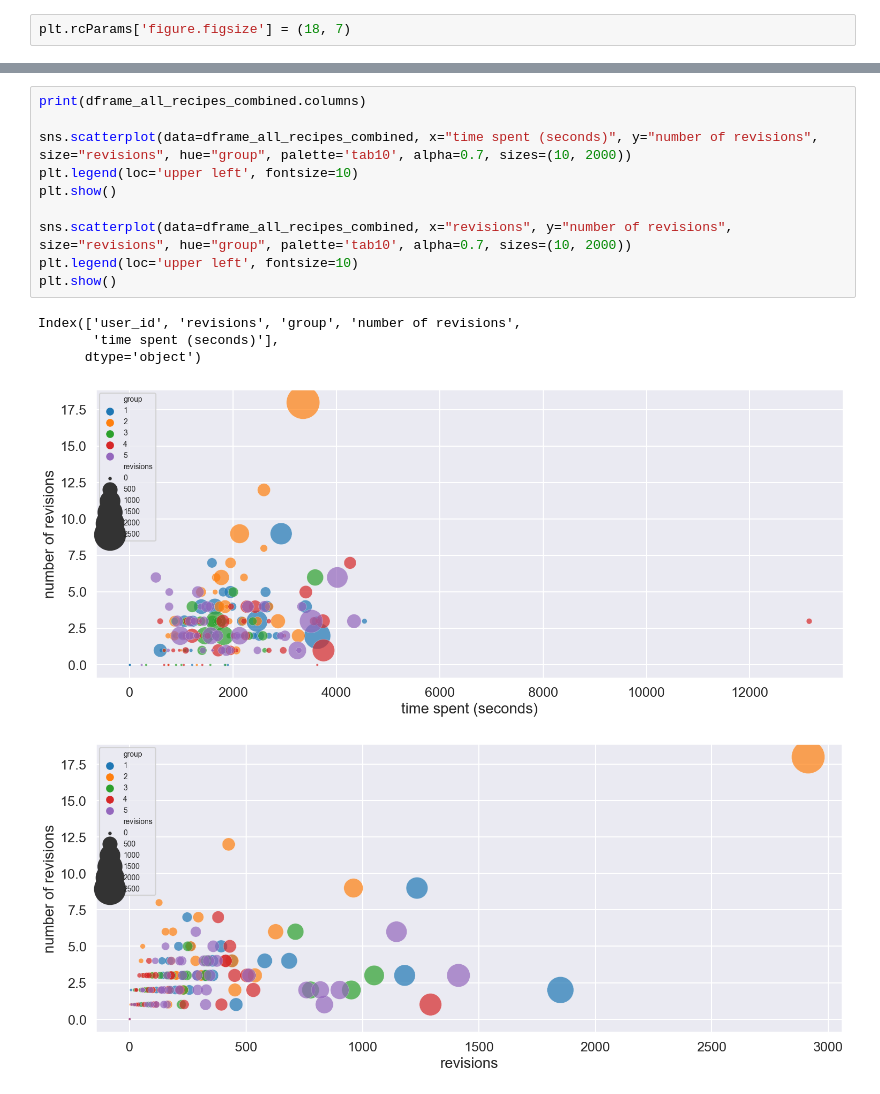
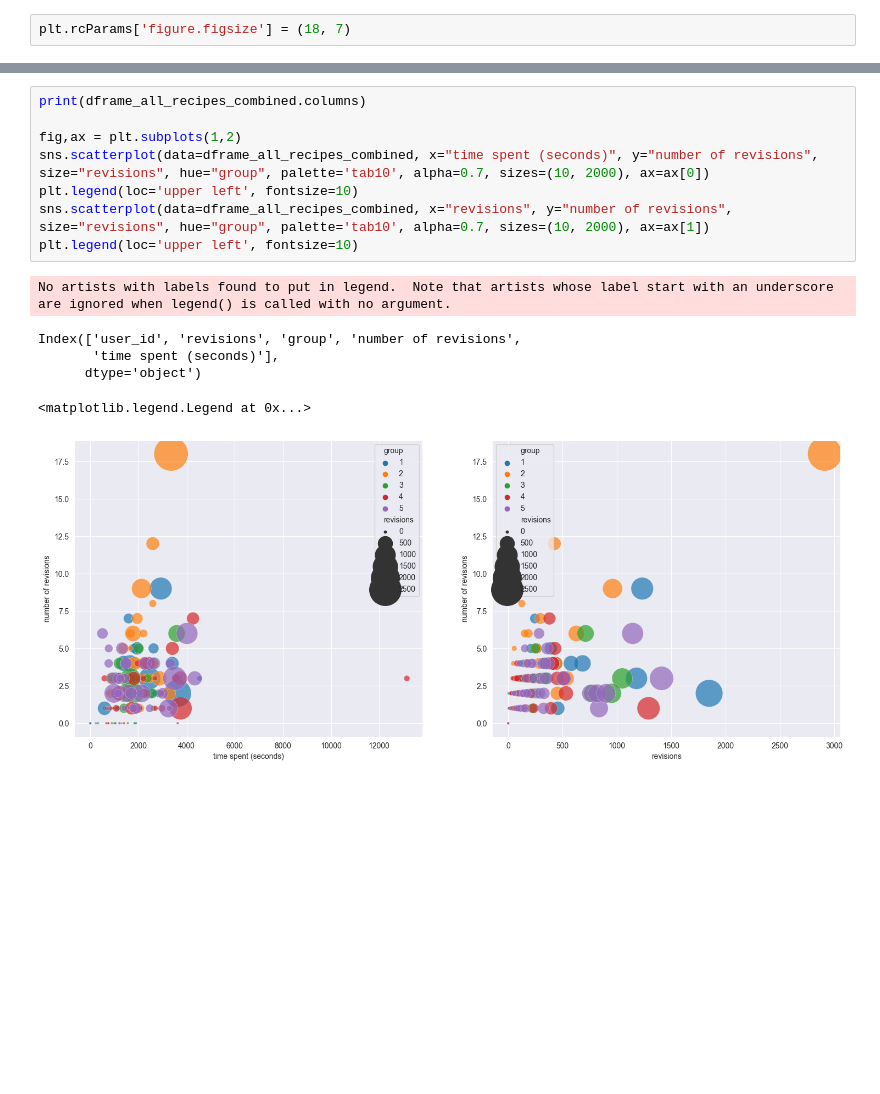
Before and after one commit to lucamouchel/Understanding-Revision-Behavior, a Jupyter notebook: InsertsDelComparisons.ipynb, the cells around one changed output, grey strips where cells are left out. Drawn from its saved outputs; the diff is of its cells as text; blank space fills up the shorter version.

```diff
--- a/InsertsDelComparisons.ipynb
+++ b/InsertsDelComparisons.ipynb
@@ -565,16 +568,15 @@ plt.show()
 # %%
 print(dframe_all_recipes_combined.columns)
 
-sns.scatterplot(data=dframe_all_recipes_combined, x="time spent (seconds)", y="number of revisions", size="revisions", hue="group", palette='tab10', alpha=0.7, sizes=(10, 2000))
+fig,ax = plt.subplots(1,2)
+sns.scatterplot(data=dframe_all_recipes_combined, x="time spent (seconds)", y="number of revisions", size="revisions", hue="group", palette='tab10', alpha=0.7, sizes=(10, 2000), ax=ax[0])
 plt.legend(loc='upper left', fontsize=10)
-plt.show()
-
-sns.scatterplot(data=dframe_all_recipes_combined, x="revisions", y="number of revisions", size="revisions", hue="group", palette='tab10', alpha=0.7, sizes=(10, 2000))
+sns.scatterplot(data=dframe_all_recipes_combined, x="revisions", y="number of revisions", size="revisions", hue="group", palette='tab10', alpha=0.7, sizes=(10, 2000), ax=ax[1])
 plt.legend(loc='upper left', fontsize=10)
-plt.show()
 # %% [output]
-Index(['user_id', 'revisions', 'group', 'number of revisions',
-       'time spent (seconds)'],
-      dtype='object')
+No artists with labels found to put in legend.  Note that artists whose label start with an underscore are ignored when legend() is called with no argument.
+Index(['user_id', 'revisions', 'group', 'number of revisions',
+       'time spent (seconds)'],
+      dtype='object')
+<matplotlib.legend.Legend at 0x...>
-[figure, old version]
+[figure, new version]
-[figure, removed]
```
Also changed, not shown: parts of 12 cells of this notebook, 14 other files.
